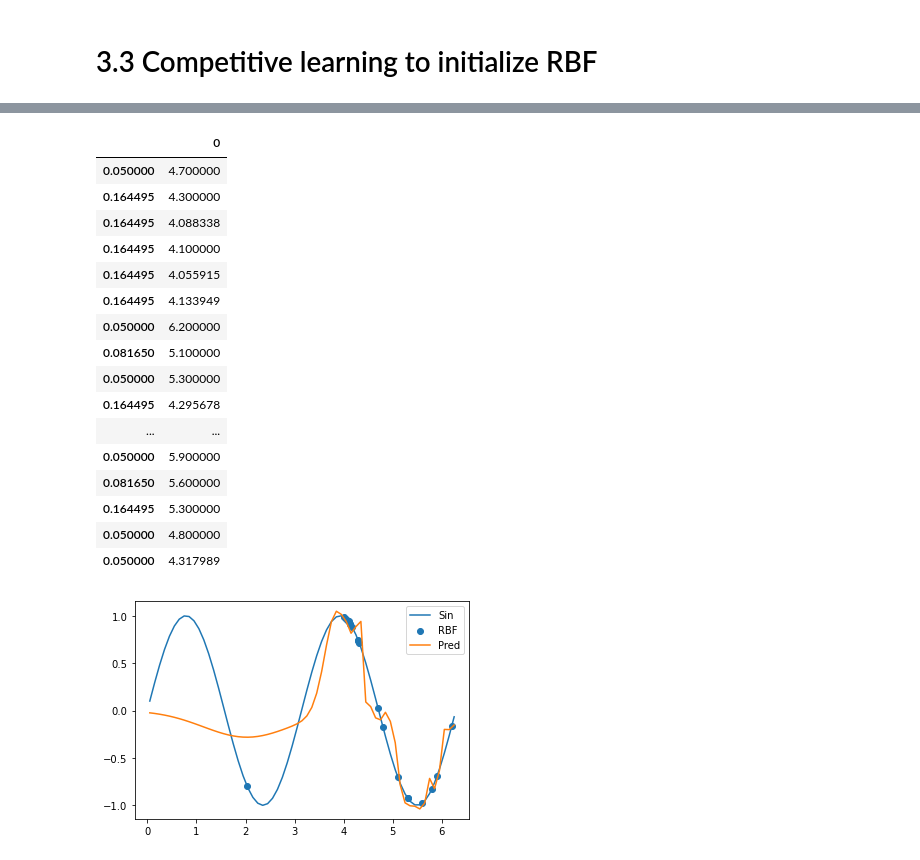
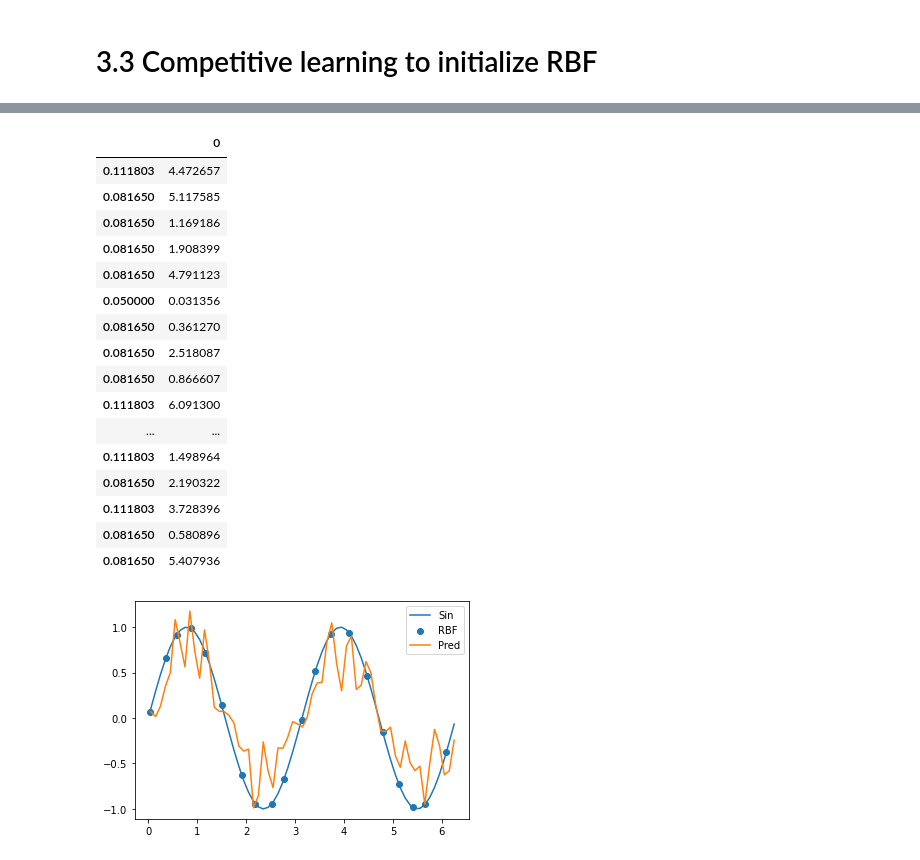
Before and after one commit to KevinArmbruster/ml_lab, a Jupyter notebook: Lab2/Task 3.ipynb, the cells around one changed output, grey strips where cells are left out. Cells and saved outputs as stored; diff of their text form; code cells hidden in the pictures.

```diff
--- a/Lab2/Task 3.ipynb
+++ b/Lab2/Task 3.ipynb
@@ -227,24 +227,28 @@ class RBFNet:
 
     def init_rbf_kernels_with_cl(self, X, mode="hard"):
         self.init_random_prototype_vectors(X)
+
         if mode == "hard":
             for epoch in range(self.cl_epochs):
-                rnd = np.random.randint(len(X))
-                rnd_sample = X[rnd]
-                print(rnd_sample)
-                # update prototype vectors
-                near_index = self.get_index_nearest_rbf_kernel(rnd_sample)
+                _X = X.copy()
+                np.random.shuffle(_X)
+                for _x in _X:
+                    rnd_sample = X[np.random.randint(len(X))]
+                    # update prototype vectors
+                    near_index = self.get_index_nearest_rbf_kernel(rnd_sample)
 
-                delta = self.cl_lr * (rnd_sample - self.kernel_centers[near_index])
-                self.kernel_centers[near_index] += delta
+                    delta = self.cl_lr * (rnd_sample - self.kernel_centers[near_index])
+                    self.kernel_centers[near_index] += delta
 
         else:  # soft
+            print("NOT IMPLEMENTED SOFT")
             pass
 
         self.init_kernel_stds(X)
 
     def get_index_nearest_rbf_kernel(self, sample):
-        dist = self.kernel_centers - sample
+        dist = np.sum((self.kernel_centers - sample)**2, axis=1)
+        assert dist.shape == (self.k,)
         min_index = np.argmin(dist)
         return min_index
 
@@ -462,7 +466,7 @@ Residual Error (MAE): 0.0633
 X_train, y_train_sin, y_train_square = get_train_data()
 X_test, y_test_sin, y_test_square = get_test_data()
 
-rbf_vq = RBFNet(k=20, delta_epochs=100, cl_epochs=100)
+rbf_vq = RBFNet(k=20, delta_epochs=100, cl_epochs=200)
 y_pred_train_sin = rbf_vq.fit_and_predict(X_train, y_train_sin, rule="delta", cl="hard")
 
 sin_test_loss = rbf_vq.evaluate_residual_error(X_test, y_test_sin)
@@ -492,18 +496,18 @@ Residual Error (MAE): 0.3714
 |  | 0 |
-| 0.050000 | 4.700000 |
-| 0.164495 | 4.300000 |
-| 0.164495 | 4.088338 |
-| 0.164495 | 4.100000 |
-| 0.164495 | 4.055915 |
-| 0.164495 | 4.133949 |
-| 0.050000 | 6.200000 |
-| 0.081650 | 5.100000 |
-| 0.050000 | 5.300000 |
-| 0.164495 | 4.295678 |
+| 0.111803 | 4.472657 |
+| 0.081650 | 5.117585 |
+| 0.081650 | 1.169186 |
+| 0.081650 | 1.908399 |
+| 0.081650 | 4.791123 |
+| 0.050000 | 0.031356 |
+| 0.081650 | 0.361270 |
+| 0.081650 | 2.518087 |
+| 0.081650 | 0.866607 |
+| 0.111803 | 6.091300 |
 | ... | ... |
-| 0.050000 | 5.900000 |
-| 0.081650 | 5.600000 |
-| 0.164495 | 5.300000 |
-| 0.050000 | 4.800000 |
-| 0.050000 | 4.317989 |
+| 0.111803 | 1.498964 |
+| 0.081650 | 2.190322 |
+| 0.111803 | 3.728396 |
+| 0.081650 | 0.580896 |
+| 0.081650 | 5.407936 |
-[figure, old version]
+[figure, new version]
```
Also changed, not shown: parts of 2 cells of this notebook.
